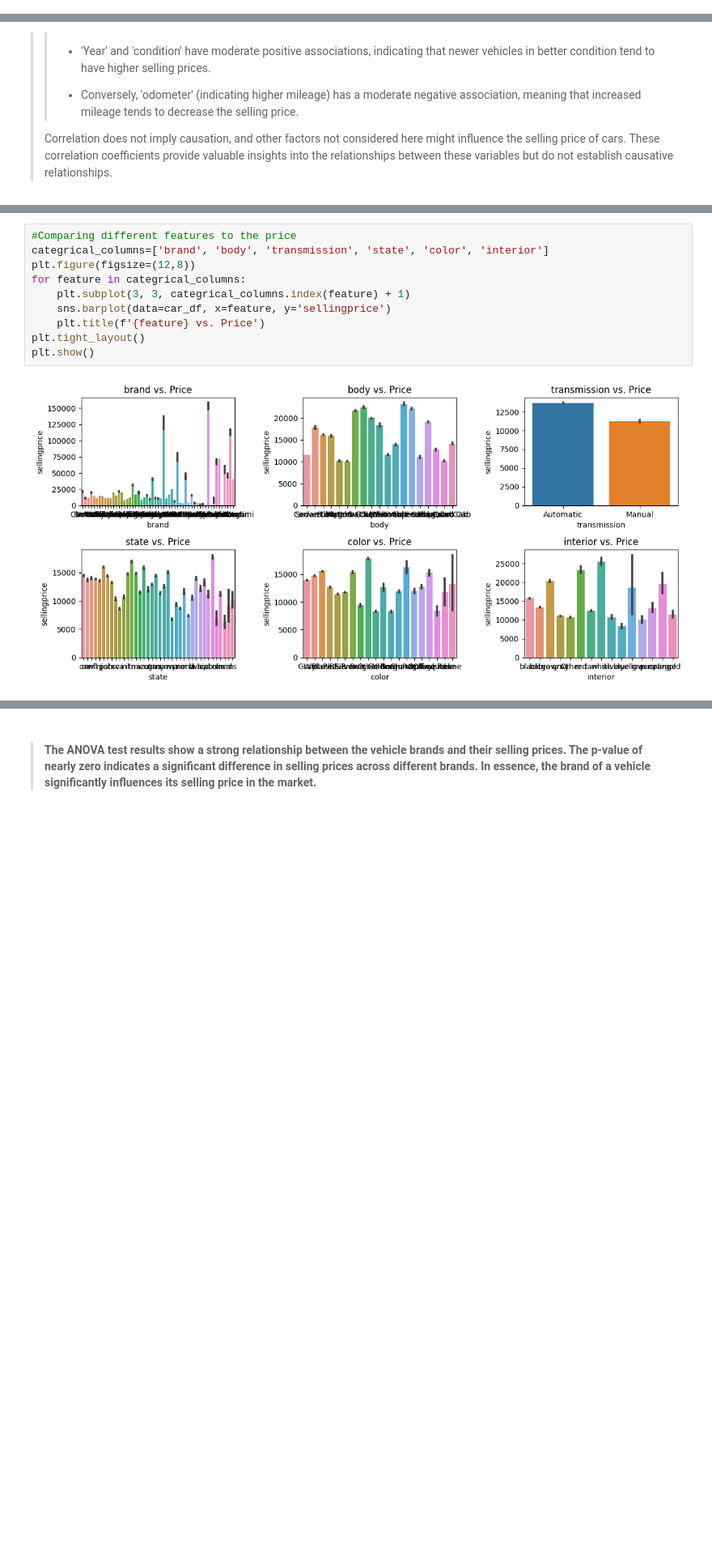
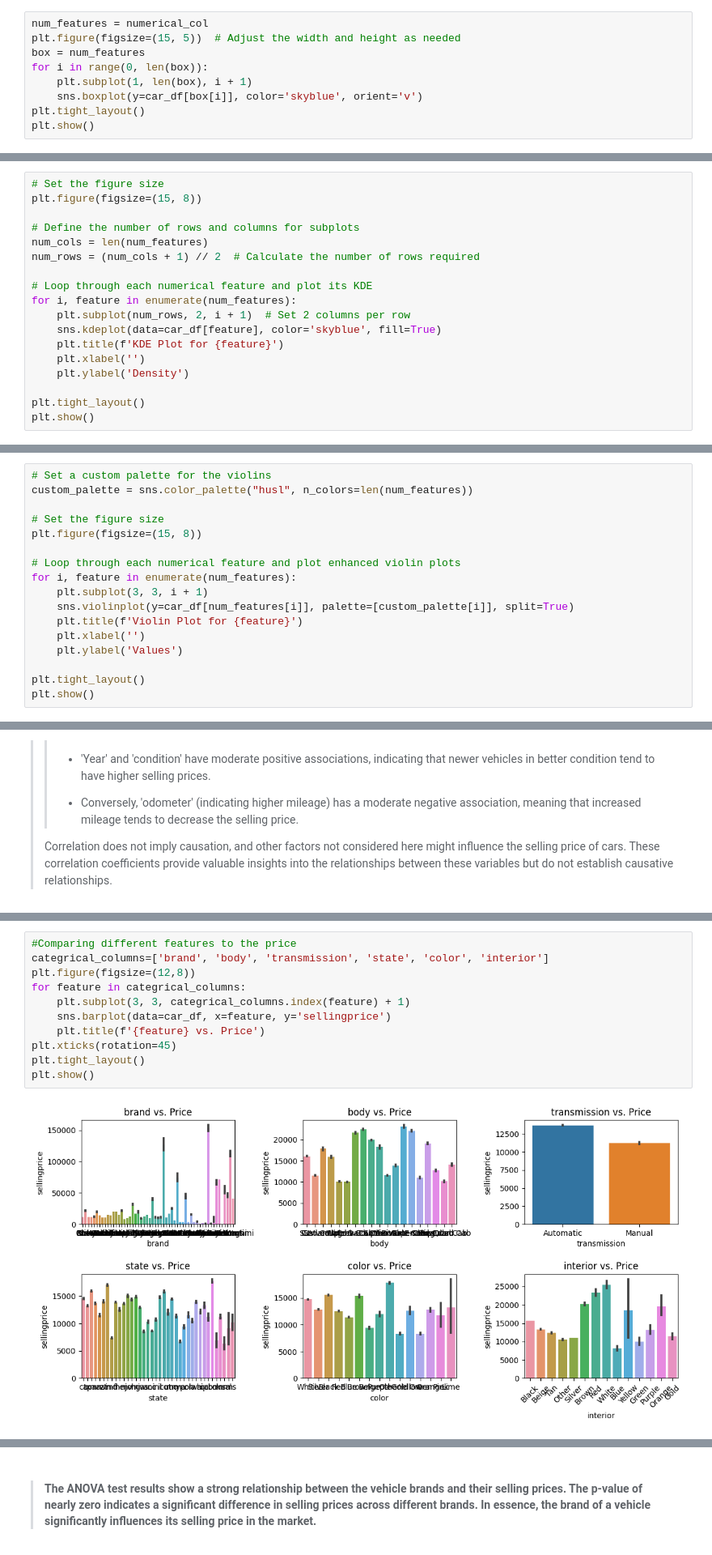
Before and after one commit to maxheijmans/AIM4B_Group1, a Jupyter notebook: UsedCarAuctionPrices/EDA_UsedCarAuctionPrices.ipynb, the cells around one changed output, grey strips where cells are left out. Shown at 81% size. Saved outputs shown, nothing was run; the diff lists cells and outputs as text; blank space fills up the shorter version.

```diff
--- a/UsedCarAuctionPrices/EDA_UsedCarAuctionPrices.ipynb
+++ b/UsedCarAuctionPrices/EDA_UsedCarAuctionPrices.ipynb
@@ -907,0 +719,9 @@ car_df['seller'] = car_df['seller'].apply(lambda x: x if x in top_50_sellers els
+# %%
+num_features = numerical_col
+plt.figure(figsize=(15, 5))  # Adjust the width and height as needed
+box = num_features
+for i in range(0, len(box)):
+    plt.subplot(1, len(box), i + 1)
+    sns.boxplot(y=car_df[box[i]], color='skyblue', orient='v')
+plt.tight_layout()
+plt.show()
@@ -907,0 +732,18 @@ car_df['seller'] = car_df['seller'].apply(lambda x: x if x in top_50_sellers els
+# %%
+# Set the figure size
+plt.figure(figsize=(15, 8))
+
+# Define the number of rows and columns for subplots
+num_cols = len(num_features)
+num_rows = (num_cols + 1) // 2  # Calculate the number of rows required
+
+# Loop through each numerical feature and plot its KDE
+for i, feature in enumerate(num_features):
+    plt.subplot(num_rows, 2, i + 1)  # Set 2 columns per row
+    sns.kdeplot(data=car_df[feature], color='skyblue', fill=True)
+    plt.title(f'KDE Plot for {feature}')
+    plt.xlabel('')
+    plt.ylabel('Density')
+
+plt.tight_layout()
+plt.show()
@@ -907,0 +754,17 @@ car_df['seller'] = car_df['seller'].apply(lambda x: x if x in top_50_sellers els
+# %%
+# Set a custom palette for the violins
+custom_palette = sns.color_palette("husl", n_colors=len(num_features))
+
+# Set the figure size
+plt.figure(figsize=(15, 8))
+
+# Loop through each numerical feature and plot enhanced violin plots
+for i, feature in enumerate(num_features):
+    plt.subplot(3, 3, i + 1)
+    sns.violinplot(y=car_df[num_features[i]], palette=[custom_palette[i]], split=True)
+    plt.title(f'Violin Plot for {feature}')
+    plt.xlabel('')
+    plt.ylabel('Values')
+
+plt.tight_layout()
+plt.show()
@@ -1023,12 +1042,13 @@ plt.show()
 # %%
 #Comparing different features to the price
 categrical_columns=['brand', 'body', 'transmission', 'state', 'color', 'interior']
 plt.figure(figsize=(12,8))
 for feature in categrical_columns:
     plt.subplot(3, 3, categrical_columns.index(feature) + 1)
     sns.barplot(data=car_df, x=feature, y='sellingprice')
     plt.title(f'{feature} vs. Price')
+plt.xticks(rotation=45)
 plt.tight_layout()
 plt.show()
 # %% [output]
-[figure, old version]
+[figure, new version]
```
Also changed, not shown: parts of 126 cells of this notebook.
